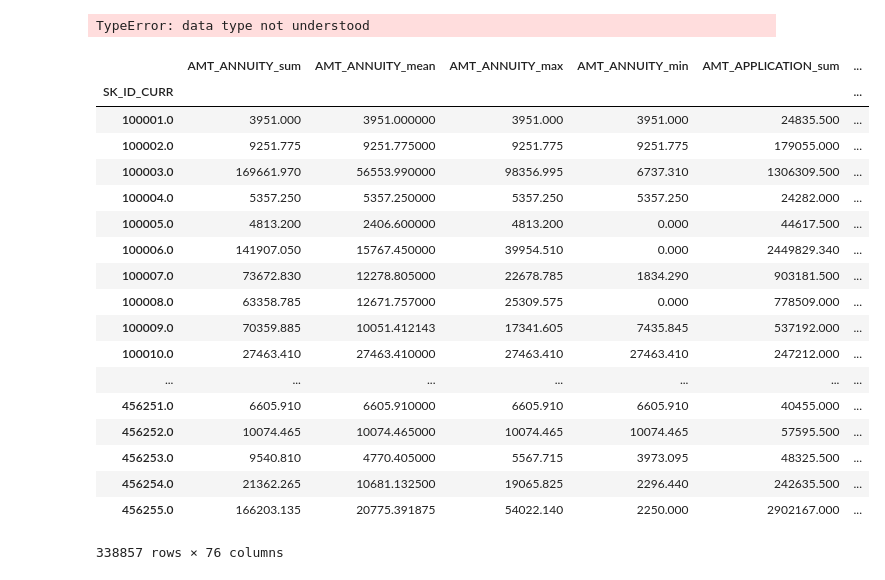
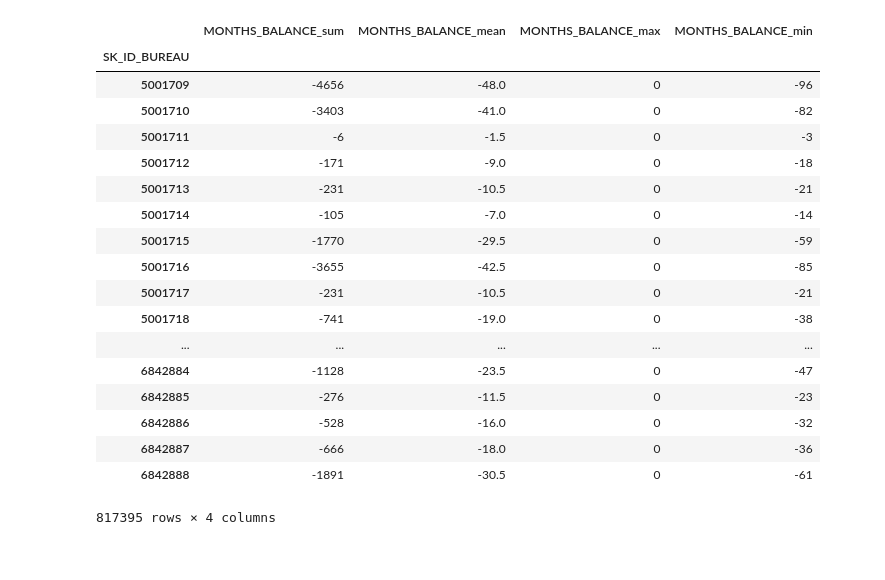
Before and after one commit to lalitsc12/AML-HCDR, a Jupyter notebook: DS PROJ.ipynb, the cells around one changed output. Cells and saved outputs as stored; diff of their text form; code cells hidden in the pictures.

```diff
--- a/DS PROJ.ipynb
+++ b/DS PROJ.ipynb
@@ -15,3 +17,7 @@ df  = pd.read_csv('previous_application.csv')
+# %%
+#from google.colab import drive
+#drive.mount('/content/drive')
+df = pd.read_csv(r'/content/drive/My Drive/HCDR Project/bureau_balance.csv')
 # %%
 class ColumnExtractor(TransformerMixin):
     def __init__(self, typ = "num",group = "" ):
@@ -166,13 +169,9 @@ SyntaxError: invalid syntax (<ipython-input-140-5af1c479e3e0>, line 3)
-# %%
-np.array(0,15)
-# %% [output]
-TypeError: data type not understood
 # %%
 #Pipeline for previous Application
-df = pd.read_csv('previous_application.csv')
 Npipe_prevapp = Pipeline([('cl,', ColumnExtractor(typ  = 'num',group ='SK_ID_CURR')),
                           ('imp',dfSimpleImputer(missing_values=np.nan, strategy='constant')),
                           ('agg', NumericAggeregator(group = 'SK_ID_CURR',drop = 'SK_ID_PREV'))])
+
 
 Cpipe_prevapp = Pipeline([('cl,', ColumnExtractor(typ  = 'cat', group ='SK_ID_CURR' )),
                           #('imp',dfSimpleImputer(missing_values=np.nan, strategy='constant')),
@@ -186,28 +185,28 @@ combined_features_prevapp = PandasFeatureUnion([("num", Npipe_prevapp),
 #agg_prev_app = combined_features_prevapp.fit_transform(df)
 #agg_p
 # %%
-tst = ColumnExtractor(typ  = 'num', group ='SK_ID_CURR' ).fit_transform(df)
+tst = ColumnExtractor(typ  = 'num', group ='SK_ID_BUREAU' ).fit_transform(df)
 tst2 = dfSimpleImputer(missing_values=np.nan, strategy='constant').fit_transform(tst)
-NumericAggeregator(group = 'SK_ID_CURR',drop = 'SK_ID_PREV').fit_transform(tst2)
+NumericAggeregator(group = 'SK_ID_BUREAU',drop = '').fit_transform(tst2)
 # %% [output]
-|  | AMT_ANNUITY_sum | AMT_ANNUITY_mean | AMT_ANNUITY_max | AMT_ANNUITY_min | AMT_APPLICATION_sum | ... |
-| SK_ID_CURR |  |  |  |  |  | ... |
-| 100001.0 | 3951.000 | 3951.000000 | 3951.000 | 3951.000 | 24835.500 | ... |
-| 100002.0 | 9251.775 | 9251.775000 | 9251.775 | 9251.775 | 179055.000 | ... |
-| 100003.0 | 169661.970 | 56553.990000 | 98356.995 | 6737.310 | 1306309.500 | ... |
-| 100004.0 | 5357.250 | 5357.250000 | 5357.250 | 5357.250 | 24282.000 | ... |
-| 100005.0 | 4813.200 | 2406.600000 | 4813.200 | 0.000 | 44617.500 | ... |
-| 100006.0 | 141907.050 | 15767.450000 | 39954.510 | 0.000 | 2449829.340 | ... |
-| 100007.0 | 73672.830 | 12278.805000 | 22678.785 | 1834.290 | 903181.500 | ... |
-| 100008.0 | 63358.785 | 12671.757000 | 25309.575 | 0.000 | 778509.000 | ... |
-| 100009.0 | 70359.885 | 10051.412143 | 17341.605 | 7435.845 | 537192.000 | ... |
-| 100010.0 | 27463.410 | 27463.410000 | 27463.410 | 27463.410 | 247212.000 | ... |
-| ... | ... | ... | ... | ... | ... | ... |
-| 456251.0 | 6605.910 | 6605.910000 | 6605.910 | 6605.910 | 40455.000 | ... |
-| 456252.0 | 10074.465 | 10074.465000 | 10074.465 | 10074.465 | 57595.500 | ... |
-| 456253.0 | 9540.810 | 4770.405000 | 5567.715 | 3973.095 | 48325.500 | ... |
-| 456254.0 | 21362.265 | 10681.132500 | 19065.825 | 2296.440 | 242635.500 | ... |
-| 456255.0 | 166203.135 | 20775.391875 | 54022.140 | 2250.000 | 2902167.000 | ... |
+|  | MONTHS_BALANCE_sum | MONTHS_BALANCE_mean | MONTHS_BALANCE_max | MONTHS_BALANCE_min |
+| SK_ID_BUREAU |  |  |  |  |
+| 5001709 | -4656 | -48.0 | 0 | -96 |
+| 5001710 | -3403 | -41.0 | 0 | -82 |
+| 5001711 | -6 | -1.5 | 0 | -3 |
+| 5001712 | -171 | -9.0 | 0 | -18 |
+| 5001713 | -231 | -10.5 | 0 | -21 |
+| 5001714 | -105 | -7.0 | 0 | -14 |
+| 5001715 | -1770 | -29.5 | 0 | -59 |
+| 5001716 | -3655 | -42.5 | 0 | -85 |
+| 5001717 | -231 | -10.5 | 0 | -21 |
+| 5001718 | -741 | -19.0 | 0 | -38 |
+| ... | ... | ... | ... | ... |
+| 6842884 | -1128 | -23.5 | 0 | -47 |
+| 6842885 | -276 | -11.5 | 0 | -23 |
+| 6842886 | -528 | -16.0 | 0 | -32 |
+| 6842887 | -666 | -18.0 | 0 | -36 |
+| 6842888 | -1891 | -30.5 | 0 | -61 |
-338857 rows × 76 columns
+817395 rows × 4 columns
 # %%
 tst = ColumnExtractor(typ  = 'cat', group ='SK_ID_CURR' ).fit_transform(df)
```
Also changed, not shown: parts of 4 cells of this notebook.
